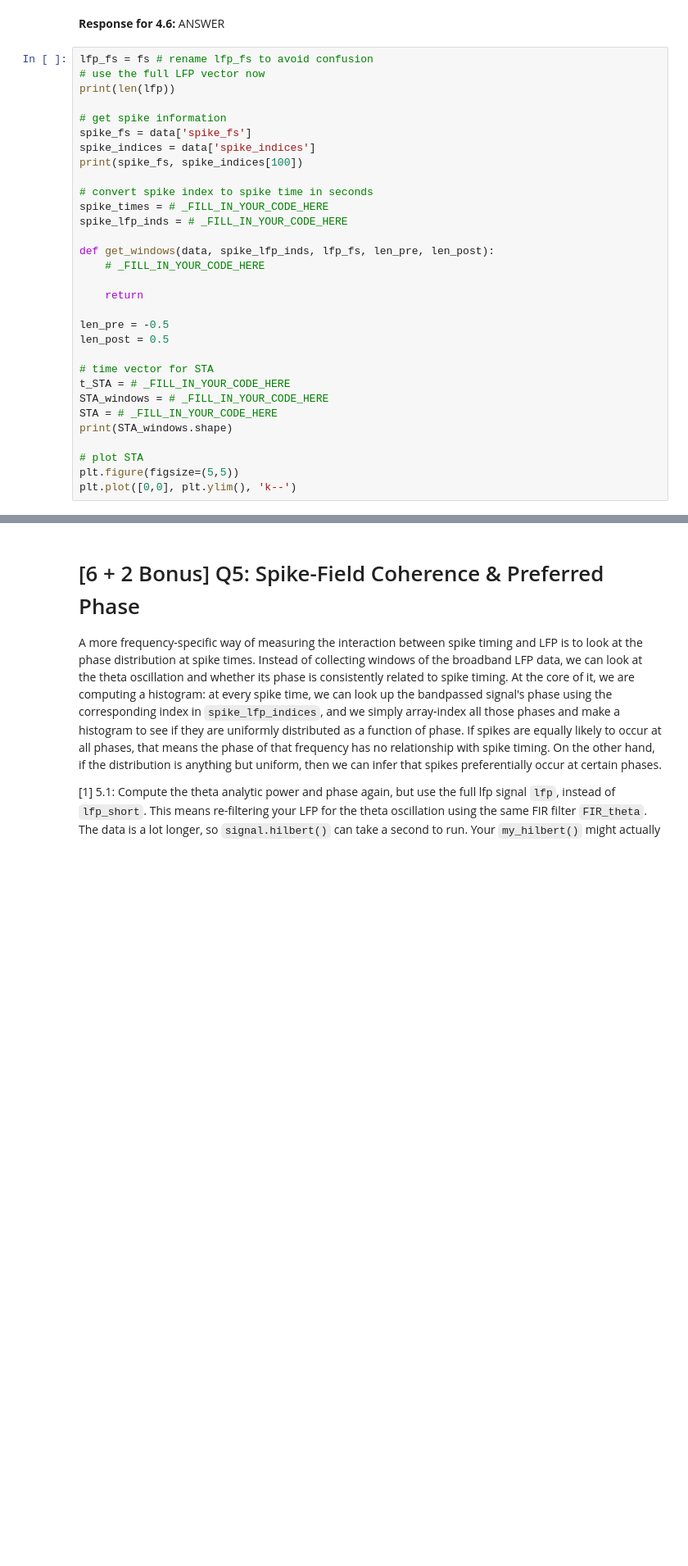
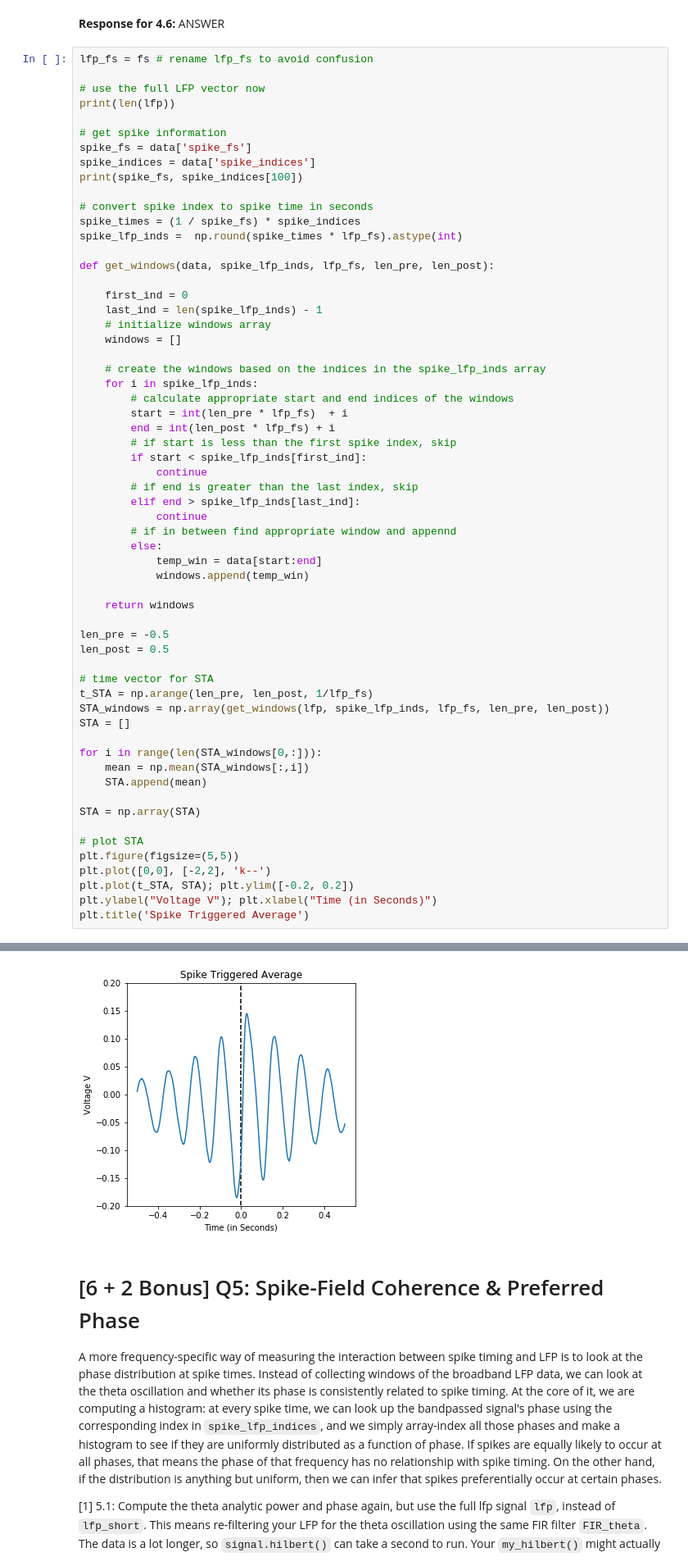
Before and after one commit to rmontehe/COGS118C, a Jupyter notebook: Assignments/Assignment 4/A4-HilbertLFPSpike.ipynb, the cells around one changed output, grey strips where cells are left out. Shown at 82% size. Drawn from its saved outputs; the diff is of its cells as text; blank space fills up the shorter version.

```diff
--- a/Assignments/Assignment 4/A4-HilbertLFPSpike.ipynb
+++ b/Assignments/Assignment 4/A4-HilbertLFPSpike.ipynb
@@ -356,6 +341,7 @@ We can't use it directly yet, however, since those indices has a different sampl
 **Response for 4.6:** ANSWER
 # %%
 lfp_fs = fs # rename lfp_fs to avoid confusion
+
 # use the full LFP vector now
 print(len(lfp))
 
@@ -365,23 +351,52 @@ spike_indices = data['spike_indices']
 print(spike_fs, spike_indices[100])
 
 # convert spike index to spike time in seconds
-spike_times = # _FILL_IN_YOUR_CODE_HERE
-spike_lfp_inds = # _FILL_IN_YOUR_CODE_HERE
+spike_times = (1 / spike_fs) * spike_indices
+spike_lfp_inds =  np.round(spike_times * lfp_fs).astype(int)
 
 def get_windows(data, spike_lfp_inds, lfp_fs, len_pre, len_post):
-    # _FILL_IN_YOUR_CODE_HERE
 
-    return
+    first_ind = 0
+    last_ind = len(spike_lfp_inds) - 1
+    # initialize windows array
+    windows = []
+
+    # create the windows based on the indices in the spike_lfp_inds array
+    for i in spike_lfp_inds:
+        # calculate appropriate start and end indices of the windows
+        start = int(len_pre * lfp_fs)  + i
+        end = int(len_post * lfp_fs) + i
+        # if start is less than the first spike index, skip
+        if start < spike_lfp_inds[first_ind]:
+            continue
+        # if end is greater than the last index, skip
+        elif end > spike_lfp_inds[last_ind]:
+            continue
+        # if in between find appropriate window and appennd
+        else:
+            temp_win = data[start:end]
+            windows.append(temp_win)
+
+    return windows
 
 len_pre = -0.5
 len_post = 0.5
 
 # time vector for STA
-t_STA = # _FILL_IN_YOUR_CODE_HERE
-STA_windows = # _FILL_IN_YOUR_CODE_HERE
-STA = # _FILL_IN_YOUR_CODE_HERE
-print(STA_windows.shape)
+t_STA = np.arange(len_pre, len_post, 1/lfp_fs)
+STA_windows = np.array(get_windows(lfp, spike_lfp_inds, lfp_fs, len_pre, len_post))
+STA = []
+
+for i in range(len(STA_windows[0,:])):
+    mean = np.mean(STA_windows[:,i])
+    STA.append(mean)
+
+STA = np.array(STA)
 
 # plot STA
 plt.figure(figsize=(5,5))
-plt.plot([0,0], plt.ylim(), 'k--')
+plt.plot([0,0], [-2,2], 'k--')
+plt.plot(t_STA, STA); plt.ylim([-0.2, 0.2])
+plt.ylabel("Voltage V"); plt.xlabel("Time (in Seconds)")
+plt.title('Spike Triggered Average')
+# %% [output]
@@ -388,3 +406,4 @@ plt.plot([0,0], plt.ylim(), 'k--')
+[figure, added]
 # %% [markdown]
 # [6 + 2 Bonus] Q5: Spike-Field Coherence & Preferred Phase
 A more frequency-specific way of measuring the interaction between spike timing and LFP is to look at the phase distribution at spike times. Instead of collecting windows of the broadband LFP data, we can look at the theta oscillation and whether its phase is consistently related to spike timing. At the core of it, we are computing a histogram: at every spike time, we can look up the bandpassed signal's phase using the corresponding index in `spike_lfp_indices`, and we simply array-index all those phases and make a histogram to see if they are uniformly distributed as a function of phase. If spikes are equally likely to occur at all phases, that means the phase of that frequency has no relationship with spike timing. On the other hand, if the distribution is anything but uniform, then we can infer that spikes preferentially occur at certain phases.
```
Also changed, not shown: parts of 5 cells of this notebook.
